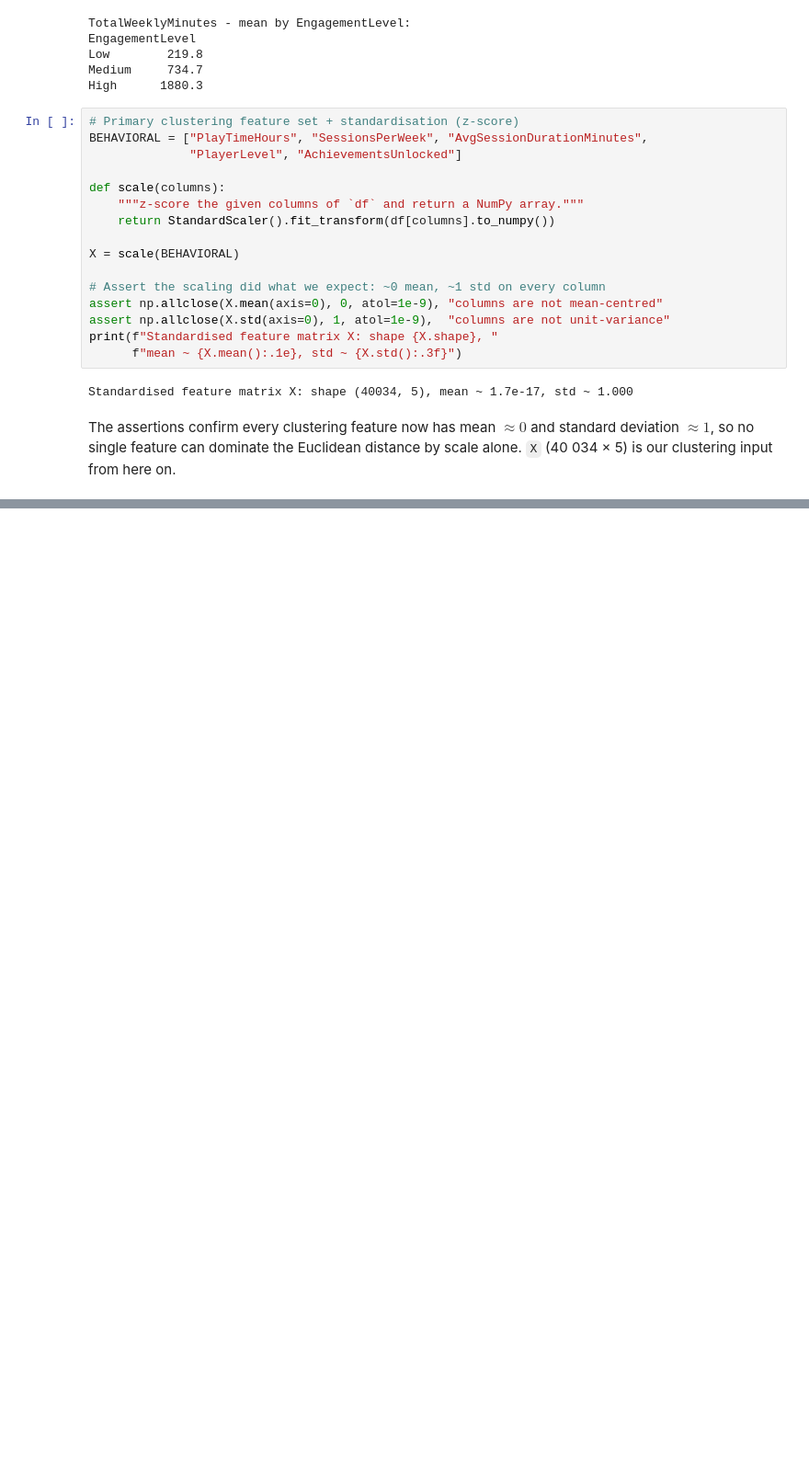
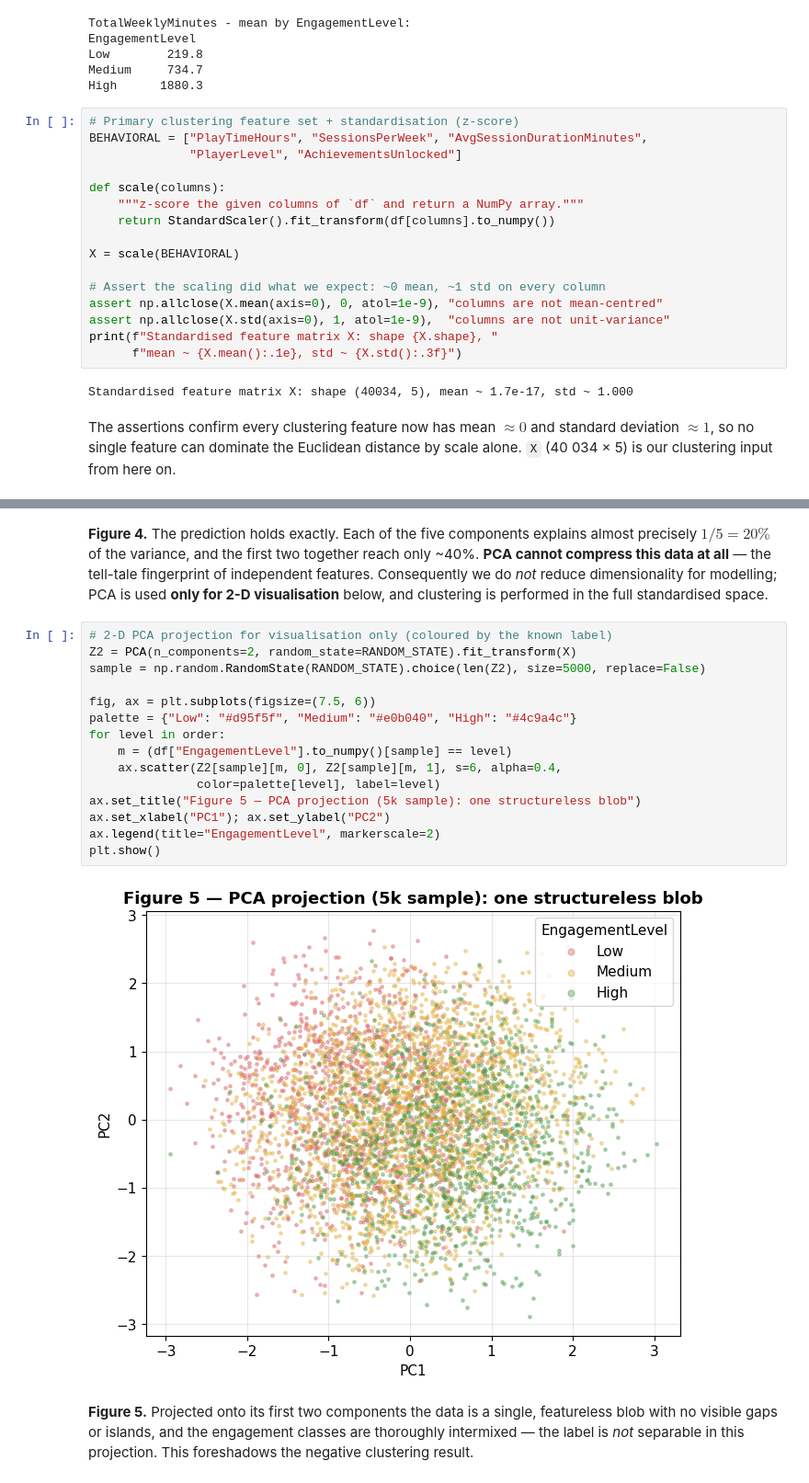
Before and after one commit to MrSparkiop/Gaming-player-clustering, a Jupyter notebook: gaming_player_clustering.ipynb, the cells around one changed output, grey strips where cells are left out. Shown at 92% size. Saved outputs shown, nothing was run; the diff lists cells and outputs as text; blank space fills up the shorter version.

```diff
--- a/gaming_player_clustering.ipynb
+++ b/gaming_player_clustering.ipynb
@@ -332,0 +367,29 @@ distance by scale alone. `X` (40&nbsp;034 × 5) is our clustering input from her
+# %% [markdown]
+**Figure 4.** The prediction holds exactly. Each of the five components explains
+almost precisely $1/5 = 20\%$ of the variance, and the first two together reach
+only ~40%. **PCA cannot compress this data at all** — the tell-tale fingerprint
+of independent features. Consequently we do *not* reduce dimensionality for
+modelling; PCA is used **only for 2-D visualisation** below, and clustering is
+performed in the full standardised space.
+# %%
+# 2-D PCA projection for visualisation only (coloured by the known label)
+Z2 = PCA(n_components=2, random_state=RANDOM_STATE).fit_transform(X)
+sample = np.random.RandomState(RANDOM_STATE).choice(len(Z2), size=5000, replace=False)
+
+fig, ax = plt.subplots(figsize=(7.5, 6))
+palette = {"Low": "#d95f5f", "Medium": "#e0b040", "High": "#4c9a4c"}
+for level in order:
+    m = (df["EngagementLevel"].to_numpy()[sample] == level)
+    ax.scatter(Z2[sample][m, 0], Z2[sample][m, 1], s=6, alpha=0.4,
+               color=palette[level], label=level)
+ax.set_title("Figure 5 — PCA projection (5k sample): one structureless blob")
+ax.set_xlabel("PC1"); ax.set_ylabel("PC2")
+ax.legend(title="EngagementLevel", markerscale=2)
+plt.show()
+# %% [output]
+[figure, added]
+# %% [markdown]
+**Figure 5.** Projected onto its first two components the data is a single,
+featureless blob with no visible gaps or islands, and the engagement classes are
+thoroughly intermixed — the label is *not* separable in this projection. This
+foreshadows the negative clustering result.
```
Also changed, not shown: parts of 2 cells of this notebook.
